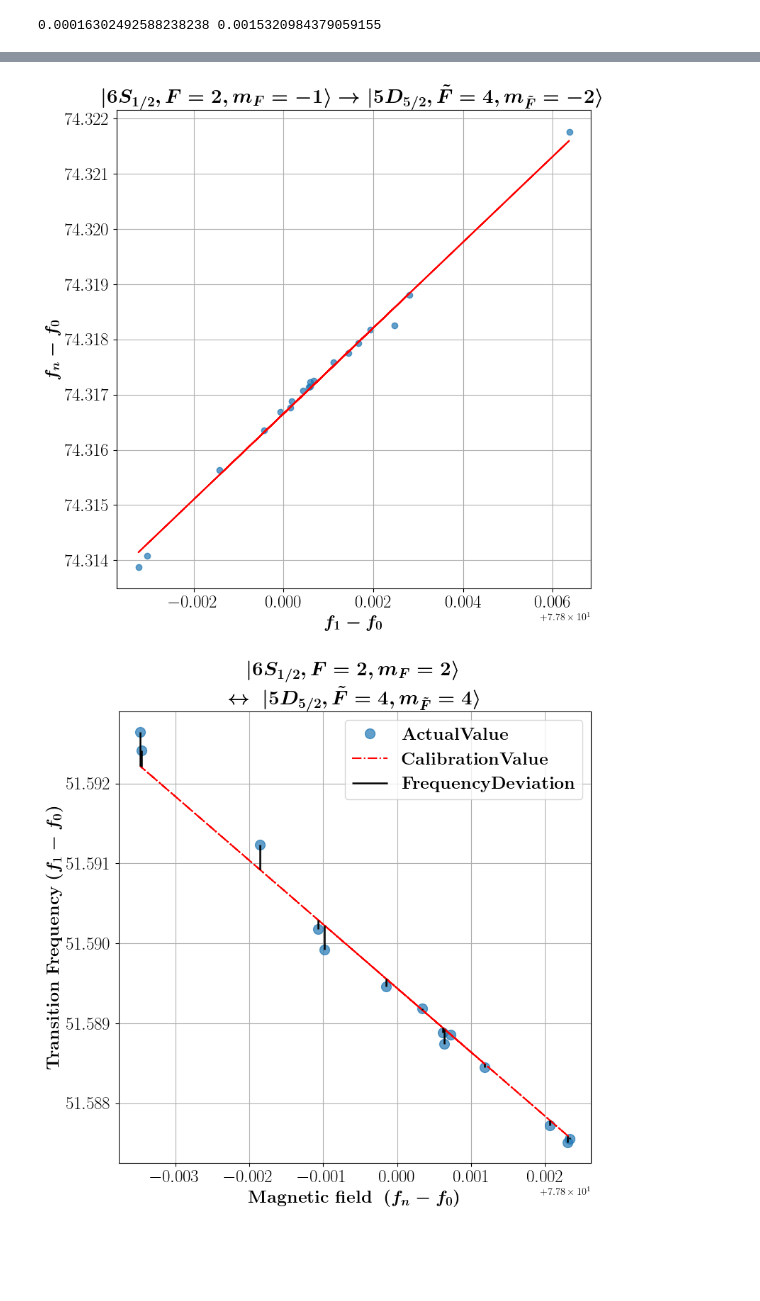
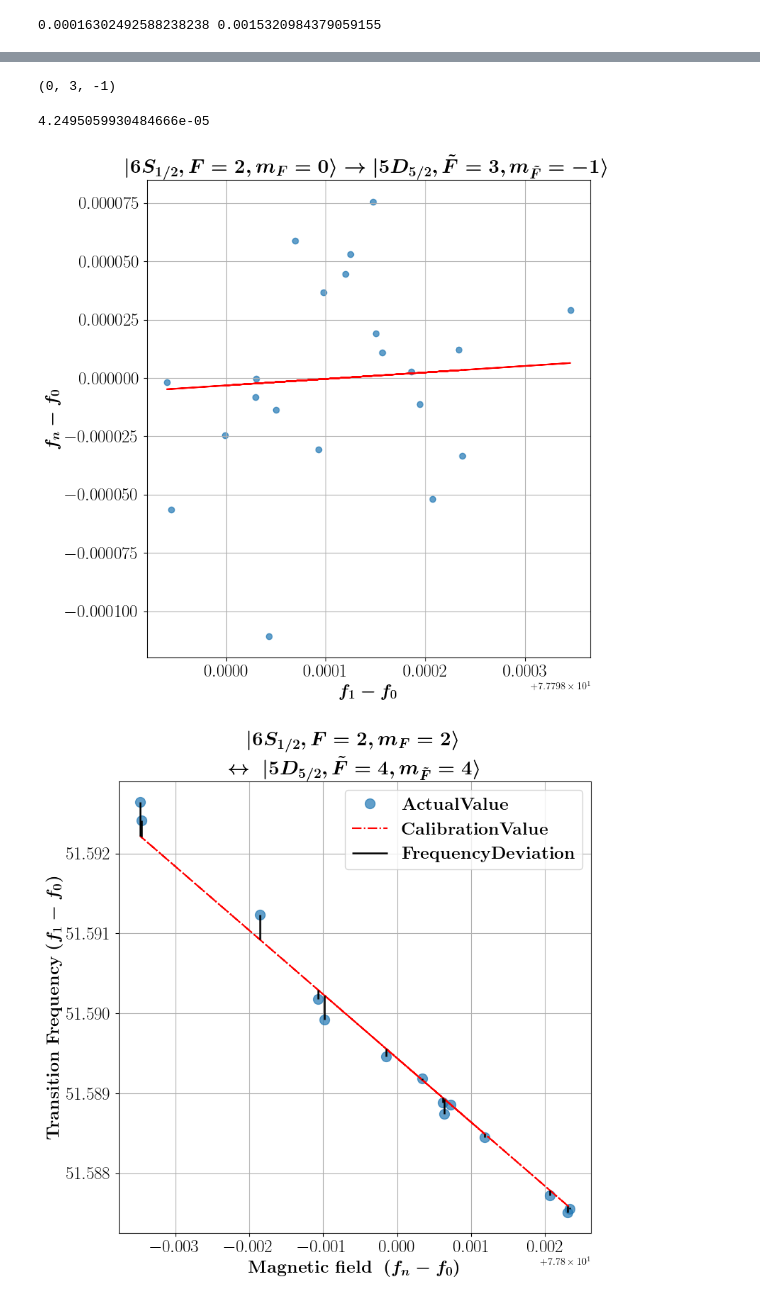
Before and after one commit to GauravTathed/PhD_python_scripts, a Jupyter notebook: Calibration_data_analysis/2pt_cali_analysis.ipynb, the cells around one changed output, grey strips where cells are left out. Drawn from its saved outputs; the diff is of its cells as text; code cells hidden in the pictures; blank space fills up the shorter version.

Commit message:
Bussed Ramsey Calibration data and analysis

```diff
--- a/Calibration_data_analysis/2pt_cali_analysis.ipynb
+++ b/Calibration_data_analysis/2pt_cali_analysis.ipynb
@@ -333,8 +333,8 @@ from datetime import datetime
 # # Define the folder containing the files
 folder_path = "Z:\\Lab Data\\D52_Calibration_Ba137\\RFSoC_Fast_Ramsey_calibrations"
 # Define date-time filter (Modify as needed)
-start_date = datetime(2025, 3, 19, 23, 0, 0)  # Change to desired start datetime
-end_date = datetime(2025, 11, 25, 11, 6, 59)  # Change to desired end datetime (Optional)
+start_date = datetime(2025, 11, 18, 19, 0, 0)  # Change to desired start datetime
+end_date = datetime(2026, 11, 21, 0, 20, 59)  # Change to desired end datetime (Optional)
 # folder_path = "Z:\\Lab Data\\D52_Calibration_Ba137\\Fast_Ramsey_calibrations"
 # start_date = datetime(2025, 3, 1, 0, 0, 0)  # Change to desired start datetime
 # end_date = datetime(2025, 6, 25, 11, 6, 59)  # Change to desired end datetime (Optional)
@@ -531,3 +531,8 @@ array([[-1.30673584, -1.10597322, -0.90550534, -0.70533123, -0.50544991],
        [ 0.57619029,  0.77695291,  0.97742079,  1.1775949 ,  1.37747622],
        [ 0.79923737,  1.        ,  1.20046788,  1.40064199,  1.60052331],
        [ 0.79996266,  1.00072529,  1.20119316,  1.40136728,  1.60124859]])
+# %%
+# an1 = np.loadtxt("Z:\\Lab Data\\D52_Calibration_Ba137\\Calibration_Parameters\\an1_20251201.txt")
+an1 = np.loadtxt("an1_ramsey_freq_table.txt", delimiter= ',')
+print(an1)
+an1_mat = an1
@@ -600,7 +623,7 @@ for i, fn_t in enumerate(unique_fn_t):
     ax.set_title(rf"$|6S_{{1/2}},F=2,m_F = {fn_t[0]}\rangle \rightarrow |5D_{{5/2}},\tilde{{F}}={fn_t[1]}, m_{{\tilde{{F}}}} = {fn_t[2]} \rangle$", fontsize = 10)
     ax.set_xlabel(r"$f_1 - f_0$", fontsize = 12)
     ax.set_ylabel(r"$f_n - f_0$", fontsize = 12)
-    ax.set_ylim(min(y_vals) + (max(y_vals)-min(y_vals))/2 - 0.002/2, min(y_vals) + (max(y_vals)-min(y_vals))/2 + 0.002/2)
+    ax.set_ylim(min(y_vals) + (max(y_vals)-min(y_vals))/2 - 0.0029/2, min(y_vals) + (max(y_vals)-min(y_vals))/2 + 0.0029/2)
     ax.legend()
     ax.grid(True)
 
@@ -795,3 +726,7 @@ Numerical Voigt FWHM = 115.29 ± 0.49 Hz
+# %%
+sorted(set(tuple(tr[2]) if isinstance(tr[2],list) else tr[2] for tr in list_triplets))[18]
+# %% [output]
+(0, 3, -1)
 # %%
 import matplotlib.pyplot as plt
 from matplotlib import rcParams
@@ -803,39 +738,42 @@ rcParams['font.serif']=['Computer Modern']
 rcParams['text.usetex']=True
 rcParams['text.latex.preamble']=r'\usepackage{amsmath}'
 
-unique_fn_t=[sorted(set(tuple(tr[2]) if isinstance(tr[2],list) else tr[2] for tr in list_triplets))[15]]
+unique_fn_t=[sorted(set(tuple(tr[2]) if isinstance(tr[2],list) else tr[2] for tr in list_triplets))[18]]
 fn_t=unique_fn_t[0]
 
 x_vals=[]
 y_vals=[]
 for freqs,triplet in zip(list_freqs,list_triplets):
     current_fn_t=tuple(triplet[2]) if isinstance(triplet[2],list) else triplet[2]
     if current_fn_t==fn_t:
         f0,f1,fn=freqs
         x_vals.append(f1-f0)
         y_vals.append(fn-f0)
 
 x_vals=np.array(x_vals)
 y_vals=np.array(y_vals)
 slope=get_sen([list(fn_t)],an1_mat)[0]
 popt,_=curve_fit(lambda x,b: slope*x+b,x_vals,y_vals)
 y_intercept=popt[0]
 
 fig,ax=plt.subplots(figsize=(8,8))
-ax.scatter(x_vals,y_vals,alpha=0.7)
-ax.plot(x_vals,slope*x_vals+y_intercept,color='red')
+print(np.std(y_vals))
+ax.scatter(x_vals,y_vals - np.mean(y_vals),alpha=0.7)
+y_data=slope*x_vals+y_intercept - np.mean(slope*x_vals+y_intercept)
+ax.plot(x_vals,y_data,color='red')
 ax.set_title(rf"\boldmath$|6S_{{1/2}},F=2,m_F={fn_t[0]}\rangle\rightarrow|5D_{{5/2}},\tilde{{F}}={fn_t[1]},m_{{\tilde{{F}}}}={fn_t[2]}\rangle$",fontsize=20)
 ax.set_xlabel(r"\boldmath$f_1-f_0$",fontsize=18)
 ax.set_ylabel(r"\boldmath$f_n-f_0$",fontsize=18)
 mid=(y_vals.max()+y_vals.min())/2
 # ax.set_ylim(mid-0.015/2,mid+0.015/2)
 ax.tick_params(labelsize = 18)
 ax.grid(True)
 plt.tight_layout()
 plt.savefig('example_calibration_data.svg')
 plt.show()
 # %% [output]
+4.2495059930484666e-05
-[figure, old version]
+[figure, new version]
 # %%
 import matplotlib.pyplot as plt
 from matplotlib import rcParams
```
Also changed, not shown: parts of 14 cells of this notebook, 25 other files.
